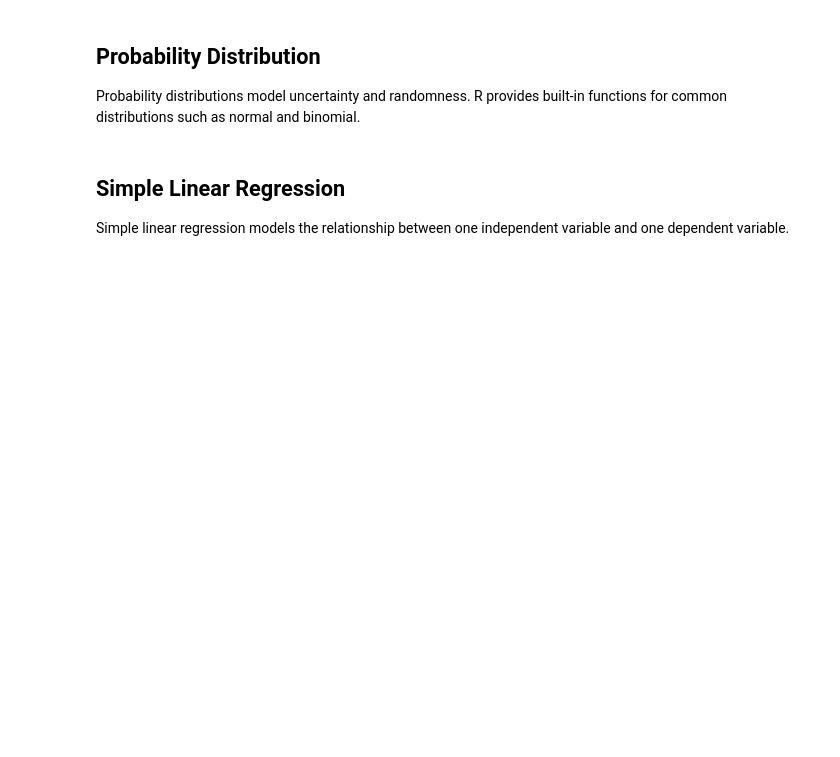
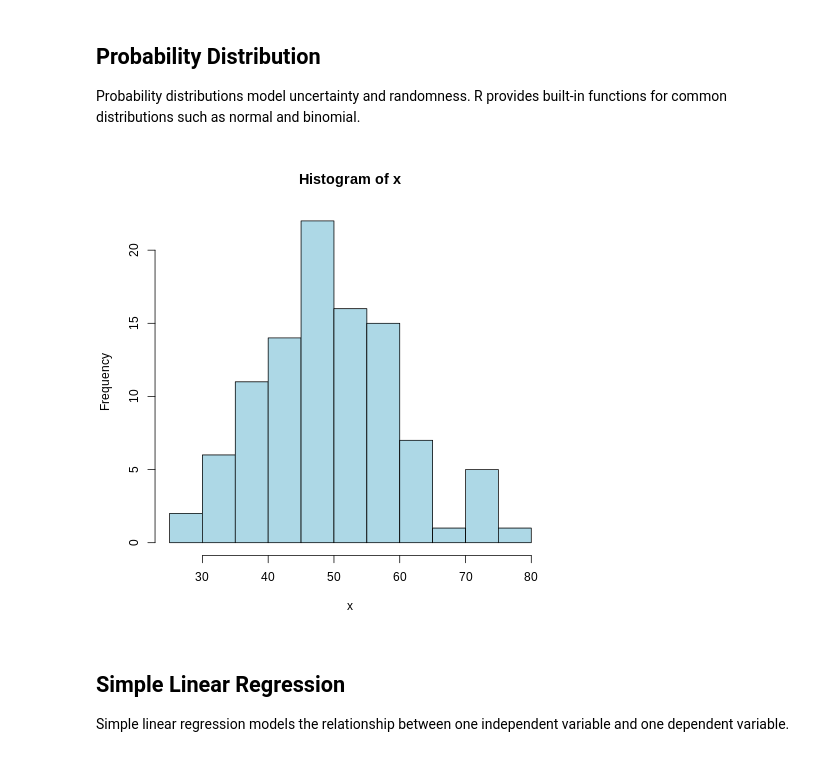
Before and after one commit to guilhermelaviola/AlgorithmDevelopment, a Jupyter notebook: AlgorithmDevelopment.ipynb, the cells around one changed output. Drawn from its saved outputs; the diff is of its cells as text; code cells hidden in the pictures; blank space fills up the shorter version.

```diff
--- a/AlgorithmDevelopment.ipynb
+++ b/AlgorithmDevelopment.ipynb
@@ -42,6 +247,12 @@ The rvest package enables web scraping, allowing extraction of structured data f
 # %% [markdown]
 ## **Probability Distribution**
 Probability distributions model uncertainty and randomness. R provides built-in functions for common distributions such as normal and binomial.
+# %%
+%%R
+x <- rnorm(100, mean = 50, sd = 10)
+hist(x, col = 'lightblue')
+# %% [output]
+[figure, added]
 # %% [markdown]
 ## **Simple Linear Regression**
 Simple linear regression models the relationship between one independent variable and one dependent variable.
```
Also changed, not shown: parts of 20 cells of this notebook.
